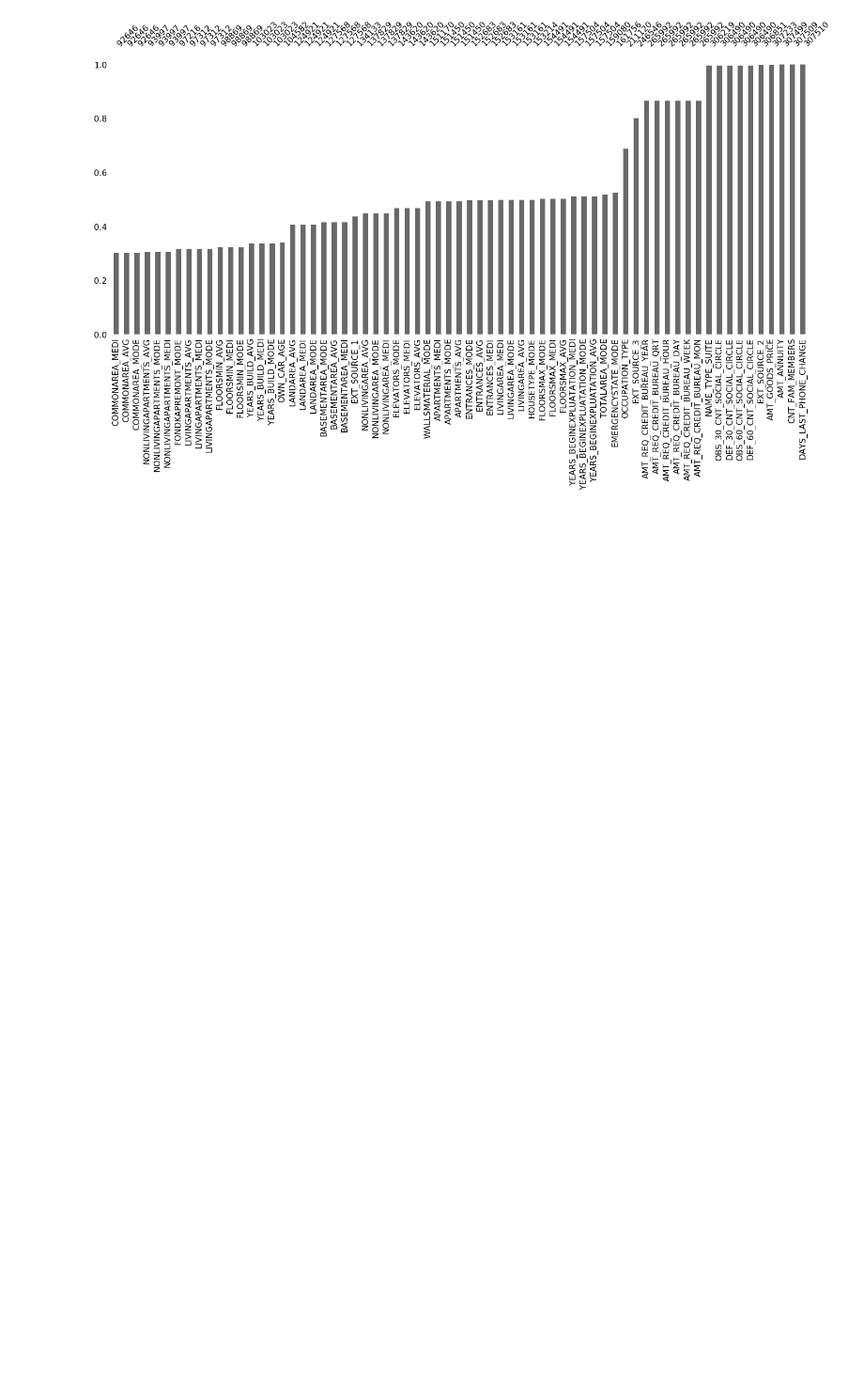
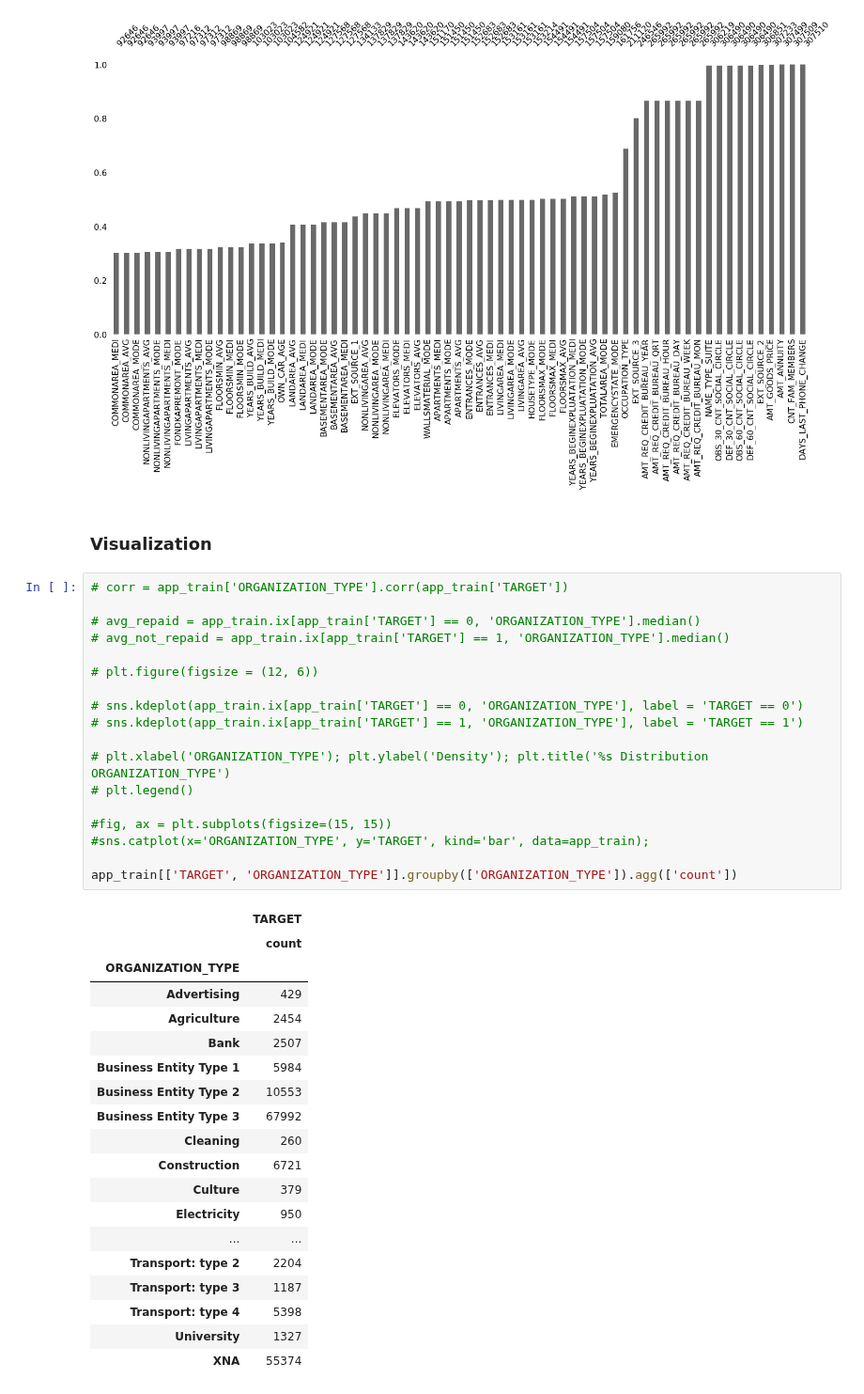
Before and after one commit to astelmashenko/ndml_capstone, a Jupyter notebook: Data_Exploration.ipynb, the cells around one changed output. Shown at 94% size. Cells and saved outputs as stored; diff of their text form; blank space fills up the shorter version.

```diff
--- a/Data_Exploration.ipynb
+++ b/Data_Exploration.ipynb
@@ -407,3 +406,43 @@ msno.bar(app_train[missingvals_cols])
 # %% [output]
 <matplotlib.axes._subplots.AxesSubplot at 0x...>
 [figure]
+# %% [markdown]
+### Visualization
+# %%
+# corr = app_train['ORGANIZATION_TYPE'].corr(app_train['TARGET'])
+
+# avg_repaid = app_train.ix[app_train['TARGET'] == 0, 'ORGANIZATION_TYPE'].median()
+# avg_not_repaid = app_train.ix[app_train['TARGET'] == 1, 'ORGANIZATION_TYPE'].median()
+
+# plt.figure(figsize = (12, 6))
+
+# sns.kdeplot(app_train.ix[app_train['TARGET'] == 0, 'ORGANIZATION_TYPE'], label = 'TARGET == 0')
+# sns.kdeplot(app_train.ix[app_train['TARGET'] == 1, 'ORGANIZATION_TYPE'], label = 'TARGET == 1')
+
+# plt.xlabel('ORGANIZATION_TYPE'); plt.ylabel('Density'); plt.title('%s Distribution ORGANIZATION_TYPE')
+# plt.legend()
+
+#fig, ax = plt.subplots(figsize=(15, 15))
+#sns.catplot(x='ORGANIZATION_TYPE', y='TARGET', kind='bar', data=app_train);
+
+app_train[['TARGET', 'ORGANIZATION_TYPE']].groupby(['ORGANIZATION_TYPE']).agg(['count'])
+# %% [output]
+|  | TARGET |
+|  | count |
+| ORGANIZATION_TYPE |  |
+| Advertising | 429 |
+| Agriculture | 2454 |
+| Bank | 2507 |
+| Business Entity Type 1 | 5984 |
+| Business Entity Type 2 | 10553 |
+| Business Entity Type 3 | 67992 |
+| Cleaning | 260 |
+| Construction | 6721 |
+| Culture | 379 |
+| Electricity | 950 |
+| ... | ... |
+| Transport: type 2 | 2204 |
+| Transport: type 3 | 1187 |
+| Transport: type 4 | 5398 |
+| University | 1327 |
+| XNA | 55374 |
```
Also changed, not shown: parts of 1 cell of this notebook, 6 other files.
